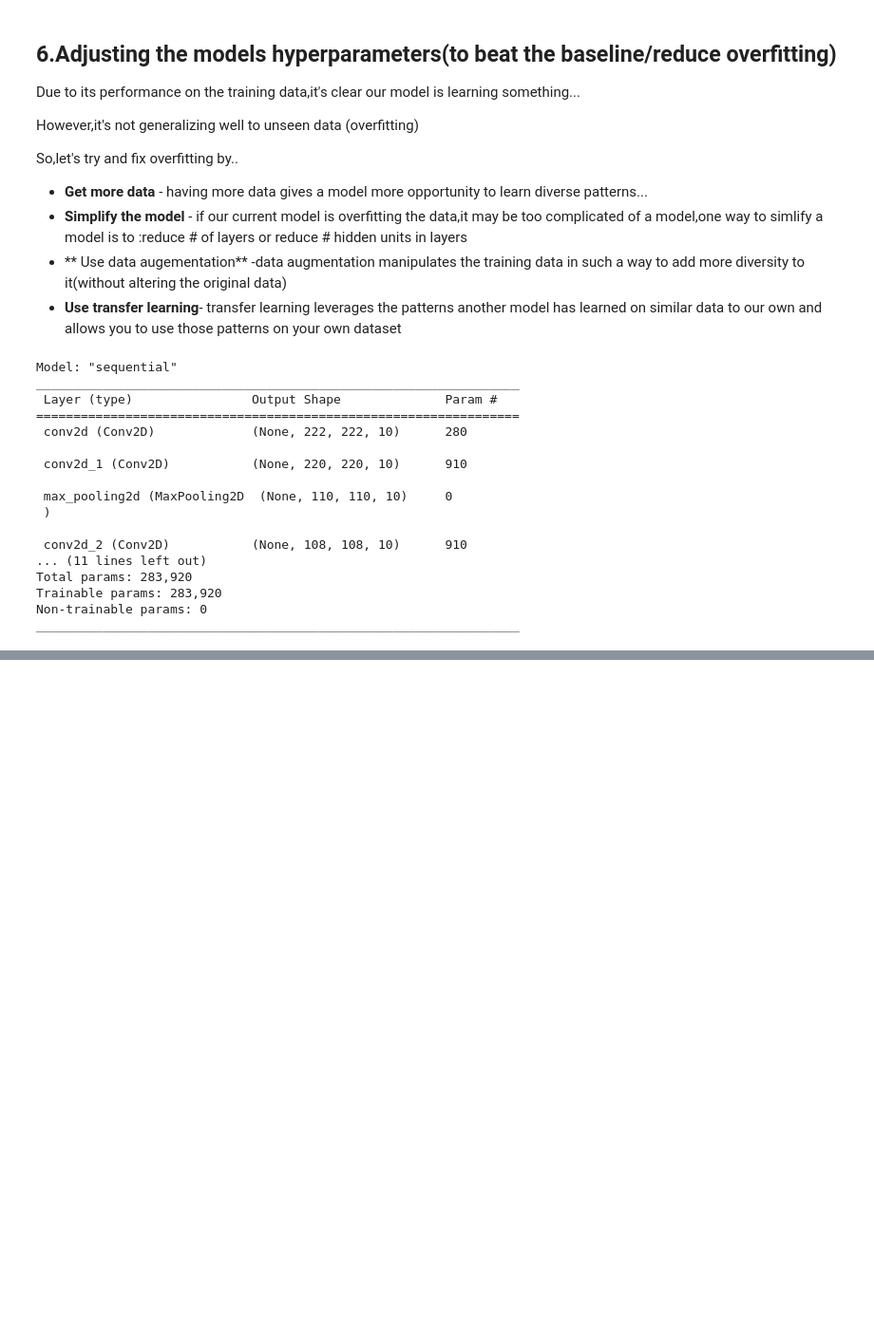
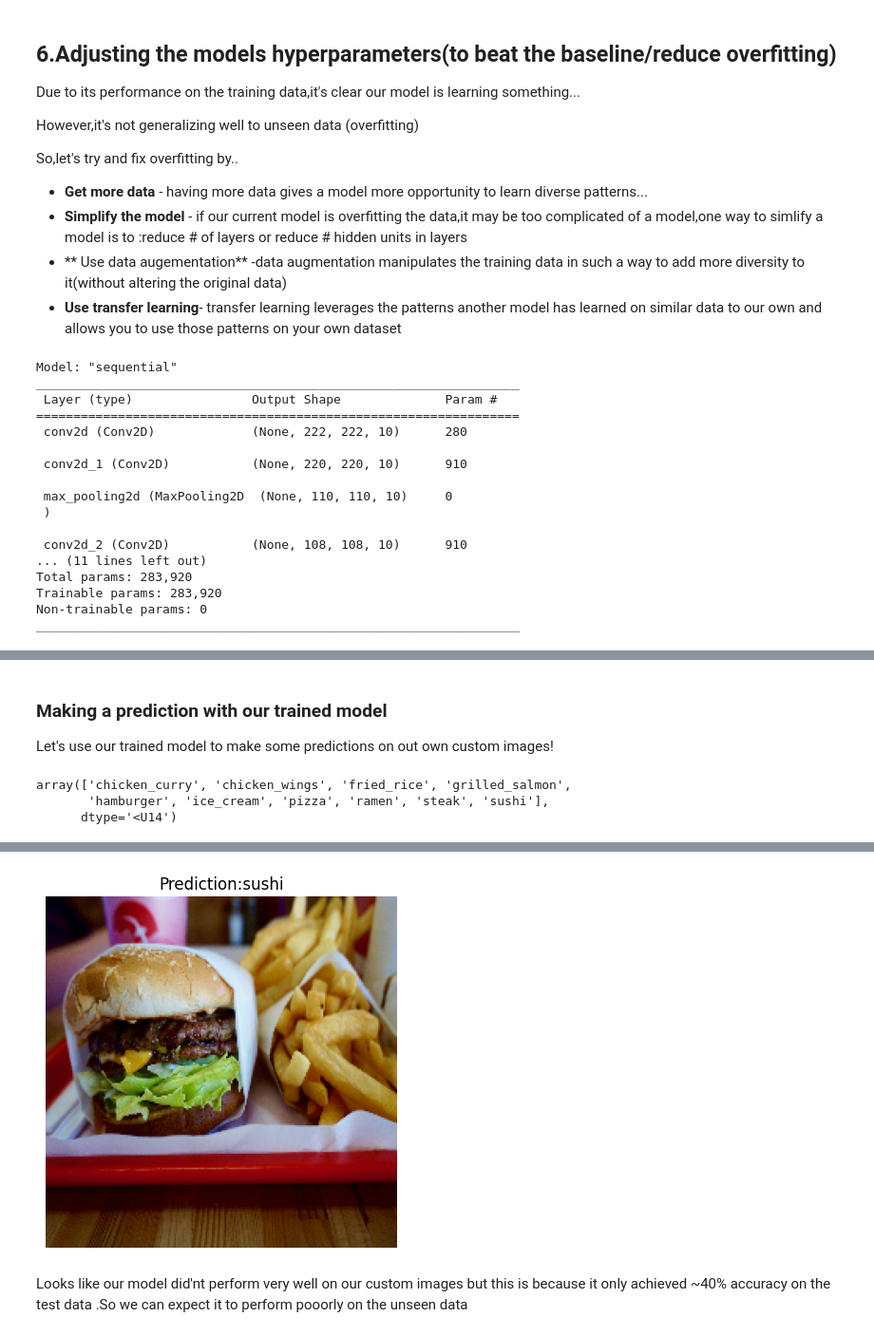
Before and after one commit to saipraneethamvudutha/TensorFlow-Daniel-Brouke, a Jupyter notebook: 03_Convolutional_neural_networks_in_tensorflow.ipynb, the cells around one changed output, grey strips where cells are left out. Shown at 95% size. Cells and saved outputs as stored; diff of their text form; code cells hidden in the pictures; blank space fills up the shorter version.

```diff
--- a/03_Convolutional_neural_networks_in_tensorflow.ipynb
+++ b/03_Convolutional_neural_networks_in_tensorflow.ipynb
@@ -1467,0 +1569,39 @@ How about we try data augmentation??
+# %% [markdown]
+### Making a prediction with our trained model
+Let's use our trained model to make some predictions on out own custom images!
+# %%
+# Remind ourseleves of teh classes our model is trained on
+class_names
+# %% [output]
+array(['chicken_curry', 'chicken_wings', 'fried_rice', 'grilled_salmon',
+       'hamburger', 'ice_cream', 'pizza', 'ramen', 'steak', 'sushi'],
+      dtype='<U14')
+# %%
+# Reconfig pred_plot function to work with multi-class images
+def pred_and_plot(model,filename,class_names=class_names):
+    """
+     Imports an image located at filename,makes a prediction with model and
+     plots the image with the predicted class as the title
+    """
+    # Import the target image and preprocess it
+    img=load_and_prep_image(filename)
+
+    # Make a prediction
+    pred=model.predict(tf.expand_dims(img,axis=0))
+
+    # Add in logic for multi-class and get pred_class name
+    if(len(pred[0])>1):
+        pred_class=class_names[tf.argmax(pred[0])]
+    else:
+        pred_class=class_names[int(tf.round(pred[0]))]
+
+    #Plot the image and predicted class
+    plt.imshow(img)
+    plt.title(f"Prediction:{pred_class}")
+    plt.axis(False)
+# %%
+# Make a prediction using model_multi_3
+pred_and_plot(model=model_multi_3,
+              filename=r"03_custom_images\03-hamburger.jpeg",
+              class_names=class_names)
+# %% [output]
@@ -1467,0 +1609,3 @@ How about we try data augmentation??
+[figure, added]
+# %% [markdown]
+Looks like our model did'nt perform very well on our custom images but this is because it only achieved ~40% accuracy on the test data .So we can expect it to perform pooorly on the unseen data
```
Also changed, not shown: parts of 41 cells of this notebook, 7 other files.
